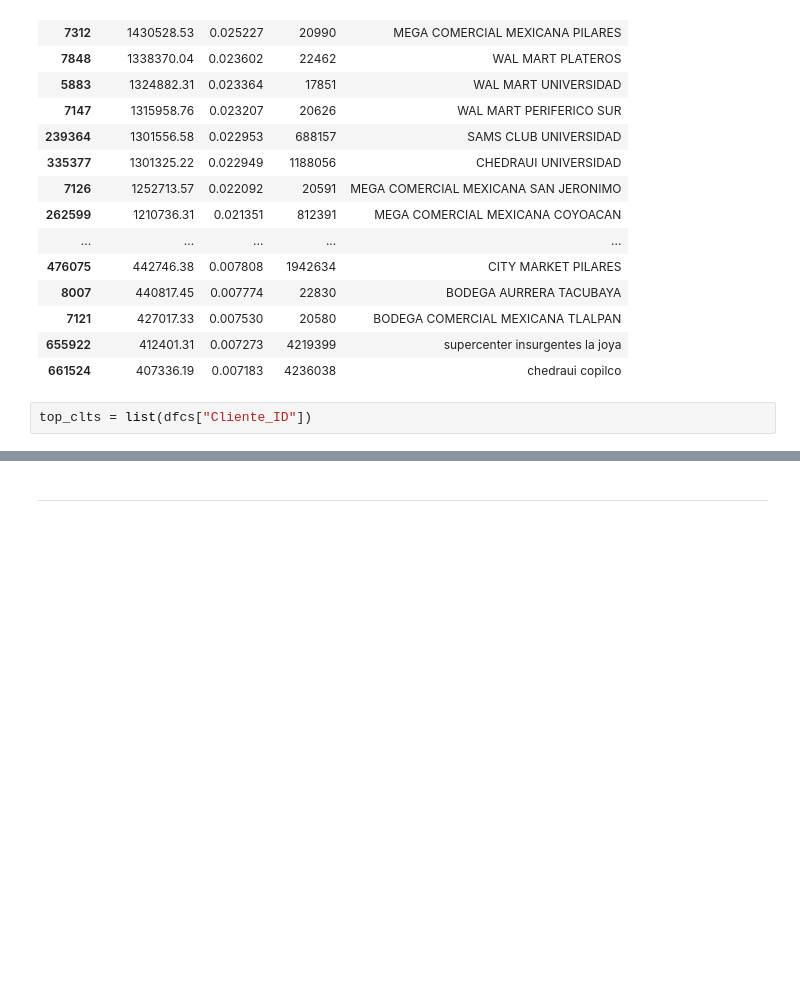
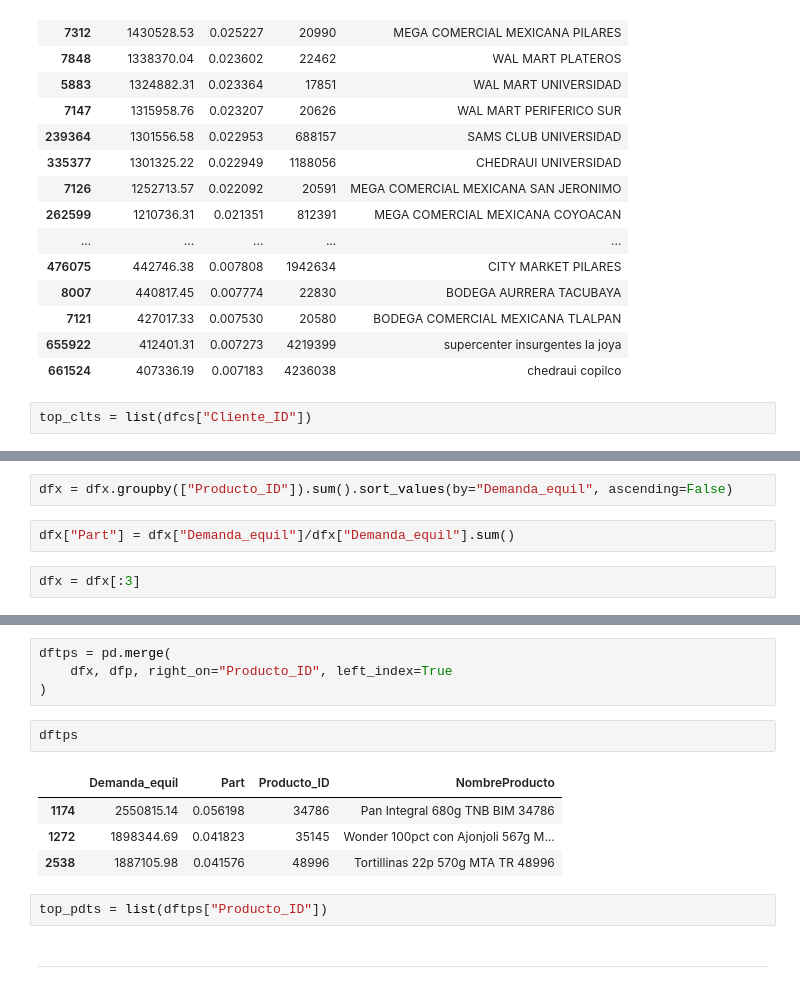
Before and after one commit to Roberto919/abx_answers, a Jupyter notebook: notebooks/abxrp_nb.ipynb, the cells around one changed output, grey strips where cells are left out. Saved outputs shown, nothing was run; the diff lists cells and outputs as text; blank space fills up the shorter version.

```diff
--- a/notebooks/abxrp_nb.ipynb
+++ b/notebooks/abxrp_nb.ipynb
@@ -560,0 +614,6 @@ top_clts = list(dfcs["Cliente_ID"])
+# %%
+dfx = dfx.groupby(["Producto_ID"]).sum().sort_values(by="Demanda_equil", ascending=False)
+# %%
+dfx["Part"] = dfx["Demanda_equil"]/dfx["Demanda_equil"].sum()
+# %%
+dfx = dfx[:3]
@@ -561,3 +628,16 @@ top_clts = list(dfcs["Cliente_ID"])
+# %%
+dftps = pd.merge(
+    dfx, dfp, right_on="Producto_ID", left_index=True
+)
+# %%
+dftps
+# %% [output]
+|  | Demanda_equil | Part | Producto_ID | NombreProducto |
+| 1174 | 2550815.14 | 0.056198 | 34786 | Pan Integral 680g TNB BIM 34786 |
+| 1272 | 1898344.69 | 0.041823 | 35145 | Wonder 100pct con Ajonjoli 567g M... |
+| 2538 | 1887105.98 | 0.041576 | 48996 | Tortillinas 22p 570g MTA TR 48996 |
+# %%
+top_pdts = list(dftps["Producto_ID"])
 # %% [markdown]
 ---
 # %% [markdown]
```
Also changed, not shown: parts of 9 cells of this notebook, 1 other file.
